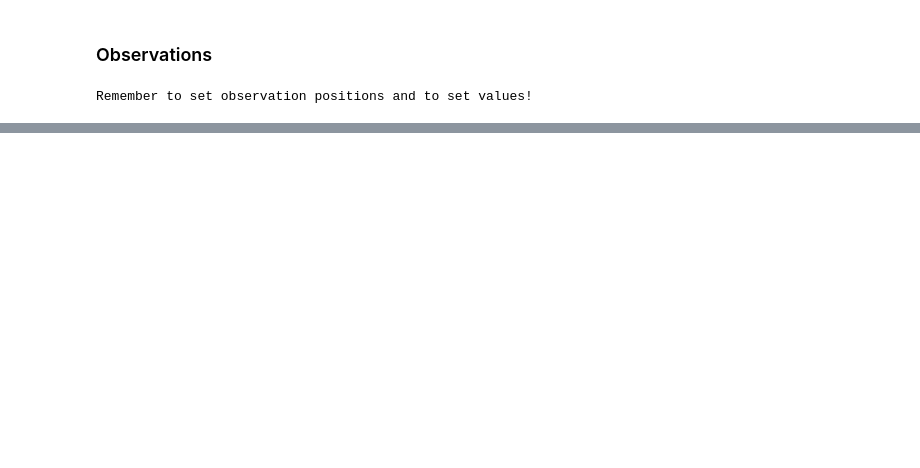
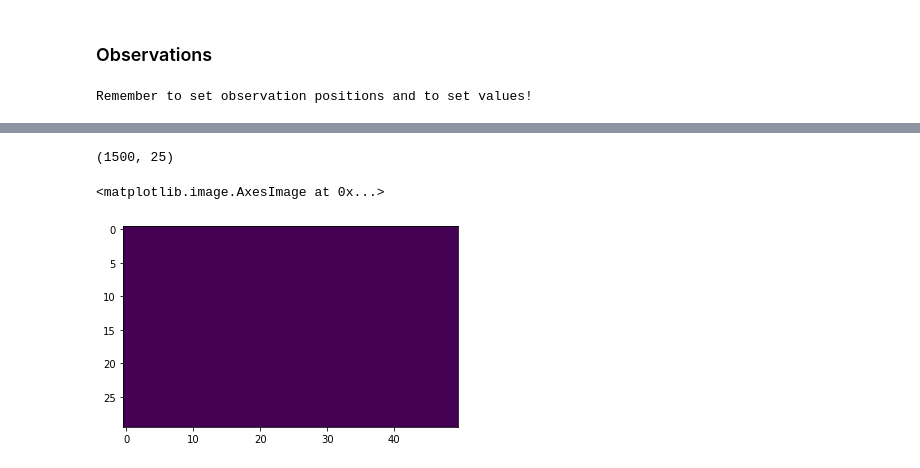
Before and after one commit to FlorianBeiser/advectionDiffusion, a Jupyter notebook: LETKFiltering.ipynb, the cells around one changed output, grey strips where cells are left out. Cells and saved outputs as stored; diff of their text form; code cells hidden in the pictures; blank space fills up the shorter version.

```diff
--- a/LETKFiltering.ipynb
+++ b/LETKFiltering.ipynb
@@ -269,0 +116,4 @@ plt.imshow(X_a[0])
+# %%
+X_new = np.zeros_like(X_a)
+for e in range(statistics.ensemble.N_e):
+    X_new[e] = letkFilter.W_forecast*X_f[e] + X_a[e]
@@ -269,0 +124,8 @@ plt.imshow(X_a[0])
+# %%
+X_new = np.reshape(X_new, (25,1500)).T
+print(X_new.shape)
+plt.imshow(np.reshape(X_new[:,0], (grid.ny, grid.nx)))
+# %% [output]
+(1500, 25)
+<matplotlib.image.AxesImage at 0x...>
+[figure, added]
```
Also changed, not shown: parts of 12 cells of this notebook, 1 other file.
